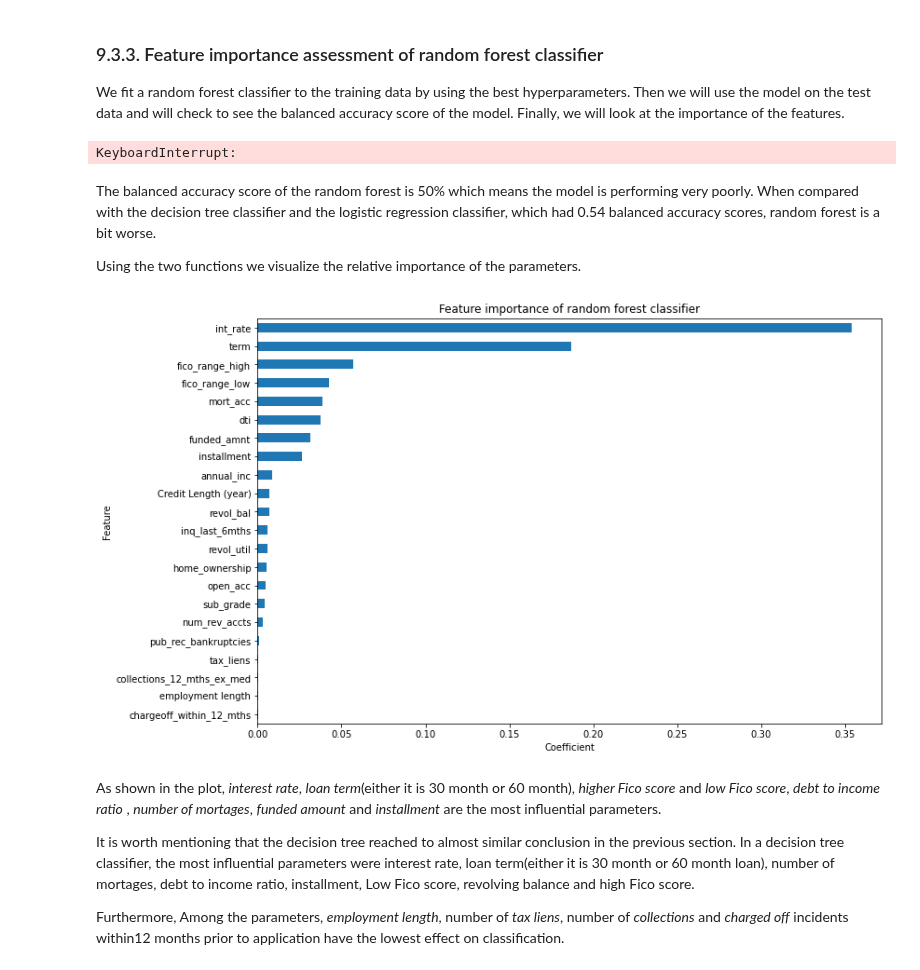
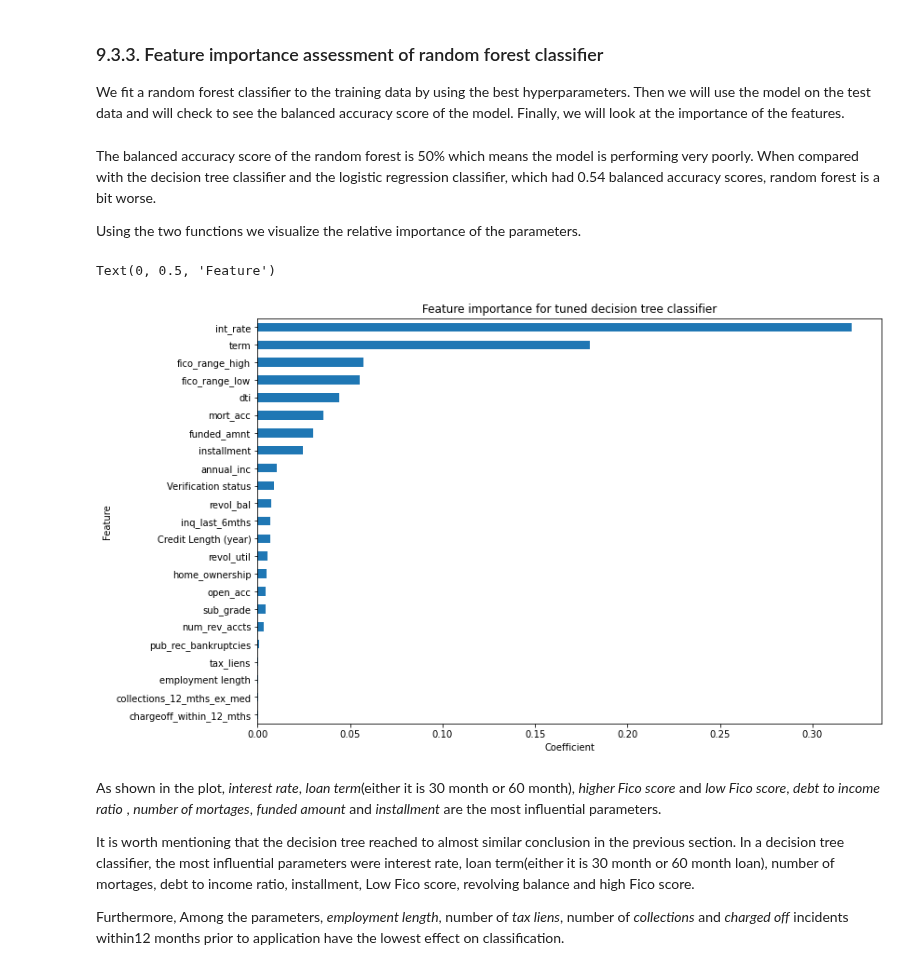
Before and after one commit to somayehY/SomayeYoussefi, a Jupyter notebook: LendingClub/LendingClub_preprocessing_modeling.ipynb, the cells around one changed output. Cells and saved outputs as stored; diff of their text form; code cells hidden in the pictures.

```diff
--- a/LendingClub/LendingClub_preprocessing_modeling.ipynb
+++ b/LendingClub/LendingClub_preprocessing_modeling.ipynb
@@ -693,7 +698,16 @@ param_grid = {
 # %%
-rf_grid_cv  = GridSearchCV(pipeRF, param_grid = param_grid, scoring='balanced_accuracy', cv = 5, n_jobs = -1)
-rf_grid_cv.fit(X_train, y_train)
-rf_grid_cv.best_params_
+pipeRF = make_pipeline(MinMaxScaler(), RandomForestClassifier(random_state=47))
+
+# Define a grid for hyperparameter tuning with GridSearchCV
+param_grid = {
+    'randomforestclassifier__n_estimators': [50, 100, 150],
+    'randomforestclassifier__max_depth' : [3, 6, 9],
+    'randomforestclassifier__criterion' :['gini', 'entropy']
+}
+
+rf_grid_cv_0  = GridSearchCV(pipeRF, param_grid = param_grid, scoring='balanced_accuracy', cv = 5, n_jobs = -1)
+rf_grid_cv_0.fit(X_train, y_train)
+rf_grid_cv_0.best_params_
 # %% [output]
 {'randomforestclassifier__criterion': 'gini',
  'randomforestclassifier__max_depth': 9,
@@ -844,20 +774,6 @@ rf_grid_cv2.best_params_
 ### 9.3.3. Feature importance assessment of random forest classifier <a class='anchor' id='firf'></a>
 
 We fit a random forest classifier to the training data by using the best hyperparameters. Then we will use the model on the test data and will check to see the balanced accuracy score of the model. Finally, we will look at the importance of the features.
-# %%
-rf_grid_cv.best_estimator_.fit(X_train, y_train)
-
-y_pred = rf_grid_cv.best_estimator_.predict(X_train)
-y_pred =pd.Series(y_pred)
-
-print('For the training set, the balanced accuracy is: ', balanced_accuracy_score(y_train, y_pred))
-
-cm = confusion_matrix(y_train, y_pred)
-plot_confusion_matrix(cm)
-
-print(classification_report(y_train, y_pred))
-# %% [output]
-KeyboardInterrupt:
 # %% [markdown]
 The balanced accuracy score of the random forest is 50% which means the model is performing very poorly. When compared with the decision tree classifier and the logistic regression classifier, which had 0.54 balanced accuracy scores, random forest is a bit worse.
 
@@ -865,11 +781,42 @@ Using the two functions we visualize the relative importance of the parameters.
 # %%
 # Plot feature importance for random forest
 
-model_features = feature_importance(pipeRFBest.named_steps.randomforestclassifier)
-title='Feature importance of random forest classifier'
-plot_feature_importance(model_features, title)
+model_features = pd.DataFrame(rf_grid_cv2.best_estimator_.named_steps.randomforestclassifier.feature_importances_.T)
+model_features.index = X.columns
+model_features.columns=['Importance']
+
+HO = model_features.loc['home_ownership_ANY':,:]
+HO = pd.DataFrame({'Importance': HO.mean()})
+HO.index = ['home_ownership']
+
+Emp = model_features.loc['emp_length_1 year':'emp_length_< 1 year', :]
+Emp = pd.DataFrame({'Importance': Emp.mean()})
+Emp.index = ['employment length']
+
+Sub = model_features.loc['sub_grade_A1':'sub_grade_G5', :]
+sub = pd.DataFrame({'Importance': Sub.mean()})
+sub.index = ['sub_grade']
+
+VS = model_features.loc['verification_status_Not Verified':'verification_status_Verified', :]
+vs = pd.DataFrame({'Importance': VS.mean()})
+vs.index = ['Verification status']
+
+term = pd.DataFrame({'Importance': model_features.loc['term_ 60 months',:]})
+term.index = ['term']
+
+model_features = pd.concat([model_features.loc[:'Credit Length (year)',:], term, HO, Emp, sub, vs])
+title = 'Feature importance for tuned decision tree classifier'
+
+# Plot feature importance
+
+fig, ax=plt.subplots()
+model_features.sort_values(by='Importance').iloc[:, model_features.columns.get_loc('Importance')].plot(kind='barh', figsize=(12,8))
+ax.set_title(title)
+ax.set_xlabel('Coefficient')
+ax.set_ylabel('Feature')
 # %% [output]
+Text(0, 0.5, 'Feature')
-[figure, old version]
+[figure, new version]
 # %% [markdown]
 As shown in the plot,  _interest rate_, _loan term_(either it is 30 month or 60 month), _higher Fico score_ and _low Fico score_, _debt to income ratio_ , _number of mortages_, _funded amount_ and _installment_ are the most influential parameters.
 
```
Also changed, not shown: parts of 84 cells of this notebook.
